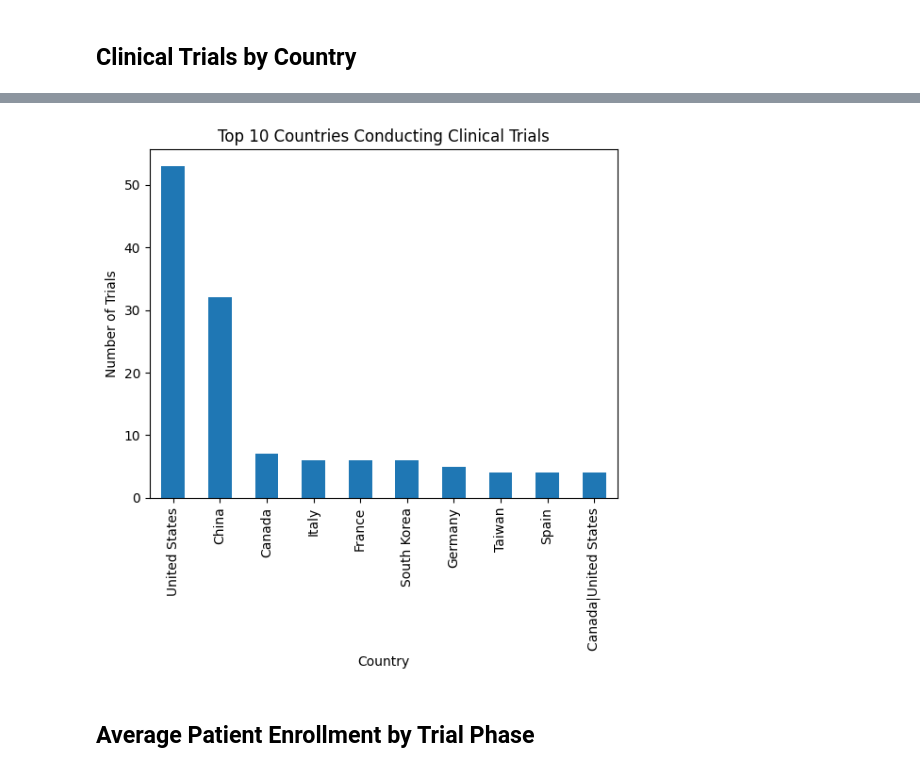
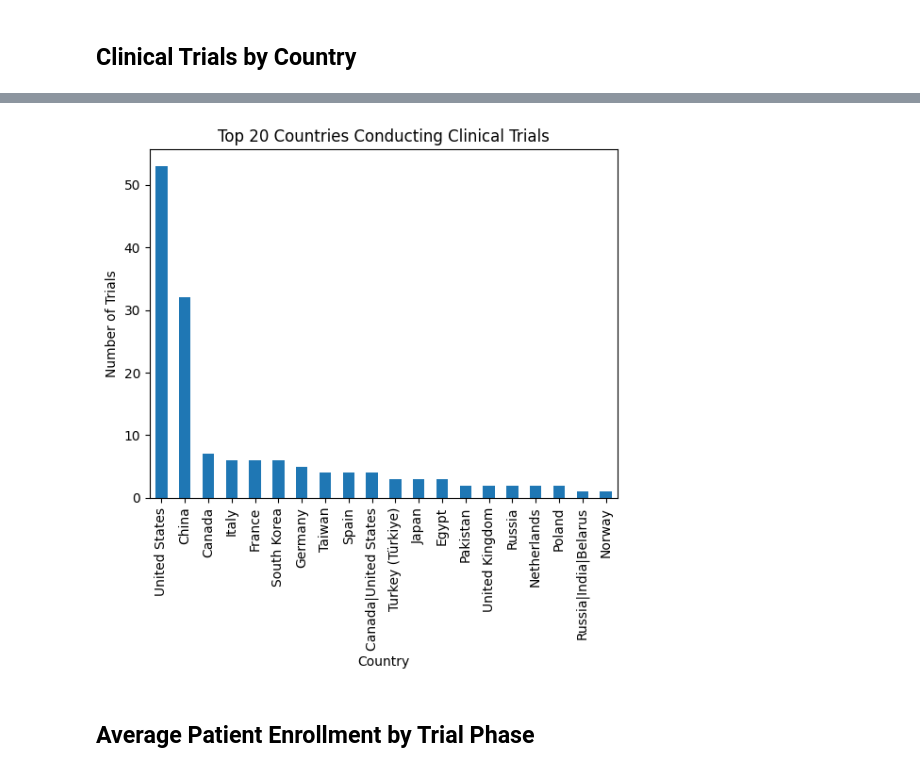
Before and after one commit to Arefeh-Kardani/Clinical-Trials-Analysis, a Jupyter notebook: notebooks/exploration.ipynb, the cells around one changed output, grey strips where cells are left out. Drawn from its saved outputs; the diff is of its cells as text; code cells hidden in the pictures.

Commit message:
Allow user to specify number of countries shown in chart

```diff
--- a/notebooks/exploration.ipynb
+++ b/notebooks/exploration.ipynb
@@ -171,6 +171,4 @@ plt.show()
 import pandas as pd
 
 df = pd.read_csv("../data/clinical_trials_raw.csv")
-country_counts = df['LocationCountry'].value_counts().head(10)
-
-country_counts
+country_counts = df['LocationCountry'].value_counts()
@@ -190,15 +175,19 @@ Name: count, dtype: int64
-# %%
-import matplotlib.pyplot as plt
-country_counts.plot(kind='bar')
-
-plt.title("Top 10 Countries Conducting Clinical Trials")
-plt.xlabel("Country")
-plt.ylabel("Number of Trials")
-plt.xticks(rotation=90)
-
-plt.show()
-# %% [output]
-[figure, removed]
+# %%
+import matplotlib.pyplot as plt
+
+top_n = 20
+top_countries = country_counts.head(top_n)
+
+top_countries.plot(kind='bar')
+
+plt.title(f"Top {top_n} Countries Conducting Clinical Trials")
+plt.xlabel("Country")
+plt.ylabel("Number of Trials")
+plt.xticks(rotation=90)
+
+plt.show()
+# %% [output]
+[figure, added]
 # %% [markdown]
 ## Average Patient Enrollment by Trial Phase
 # %%
```
Also changed, not shown: parts of 1 cell of this notebook.
